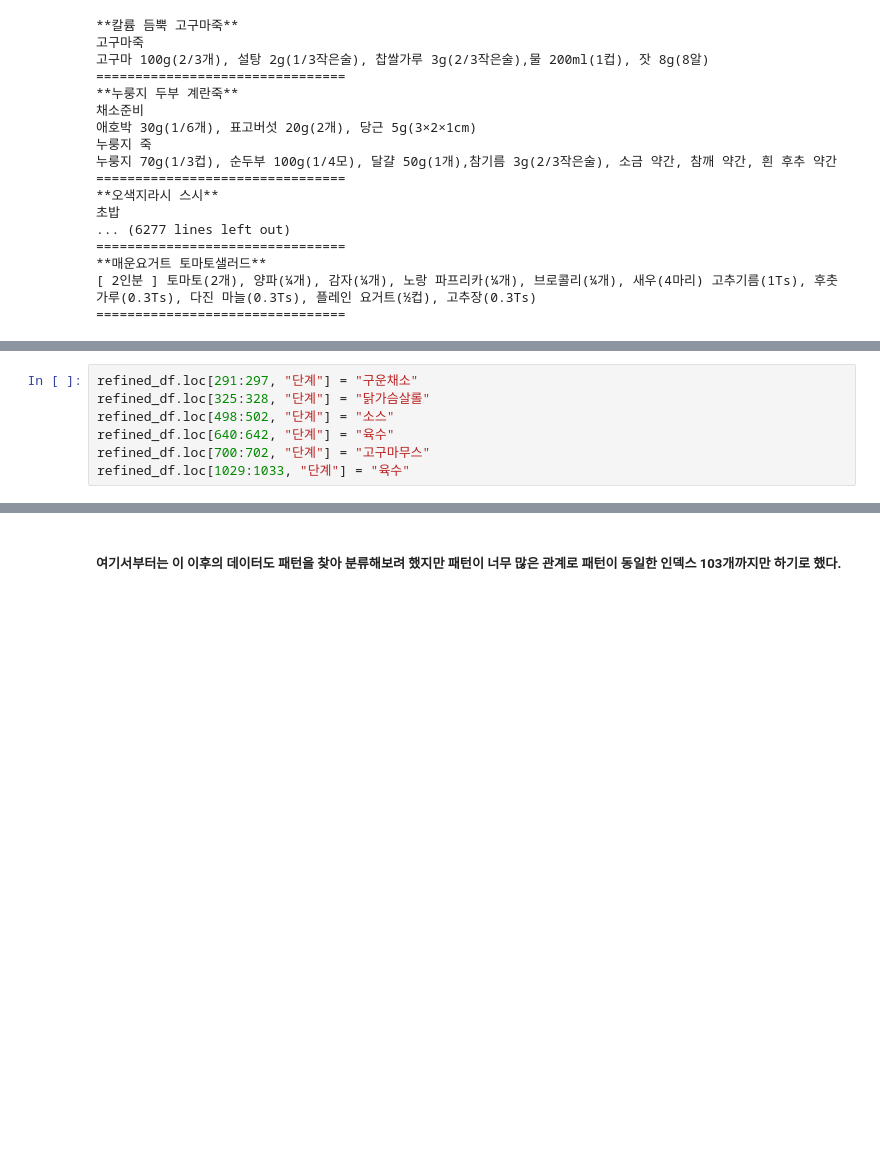
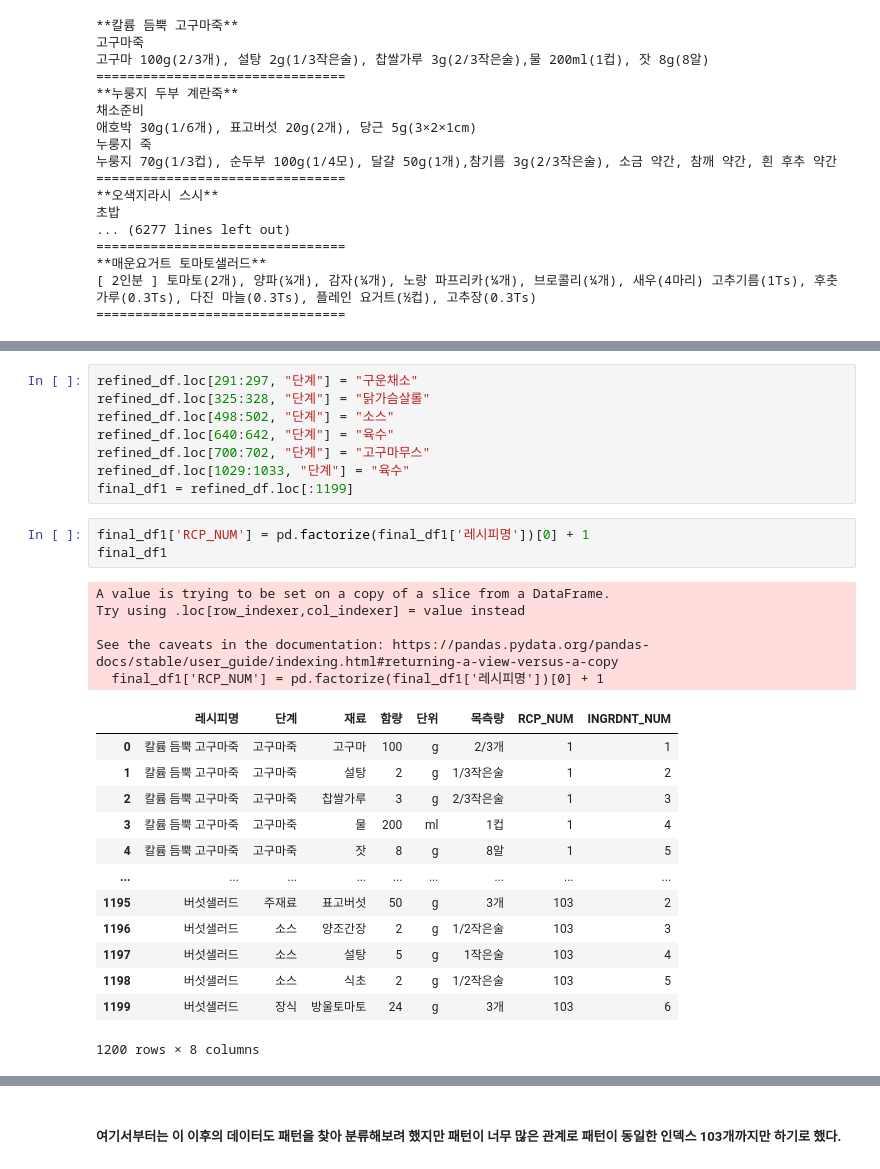
Before and after one commit to shake78922/MyProject, a Jupyter notebook: RecipeProject/etc_files/excel_clean.ipynb, the cells around one changed output, grey strips where cells are left out. Saved outputs shown, nothing was run; the diff lists cells and outputs as text; blank space fills up the shorter version.

```diff
--- a/RecipeProject/etc_files/excel_clean.ipynb
+++ b/RecipeProject/etc_files/excel_clean.ipynb
@@ -94,3 +171,26 @@ refined_df.loc[498:502, "단계"] = "소스"
 refined_df.loc[640:642, "단계"] = "육수"
 refined_df.loc[700:702, "단계"] = "고구마무스"
 refined_df.loc[1029:1033, "단계"] = "육수"
+final_df1 = refined_df.loc[:1199]
+# %%
+final_df1['RCP_NUM'] = pd.factorize(final_df1['레시피명'])[0] + 1
+final_df1
+# %% [output]
+A value is trying to be set on a copy of a slice from a DataFrame.
+Try using .loc[row_indexer,col_indexer] = value instead
+
+See the caveats in the documentation: https://pandas.pydata.org/pandas-docs/stable/user_guide/indexing.html#returning-a-view-versus-a-copy
+  final_df1['RCP_NUM'] = pd.factorize(final_df1['레시피명'])[0] + 1
+|  | 레시피명 | 단계 | 재료 | 함량 | 단위 | 목측량 | RCP_NUM | INGRDNT_NUM |
+| 0 | 칼륨 듬뿍 고구마죽 | 고구마죽 | 고구마 | 100 | g | 2/3개 | 1 | 1 |
+| 1 | 칼륨 듬뿍 고구마죽 | 고구마죽 | 설탕 | 2 | g | 1/3작은술 | 1 | 2 |
+| 2 | 칼륨 듬뿍 고구마죽 | 고구마죽 | 찹쌀가루 | 3 | g | 2/3작은술 | 1 | 3 |
+| 3 | 칼륨 듬뿍 고구마죽 | 고구마죽 | 물 | 200 | ml | 1컵 | 1 | 4 |
+| 4 | 칼륨 듬뿍 고구마죽 | 고구마죽 | 잣 | 8 | g | 8알 | 1 | 5 |
+| ... | ... | ... | ... | ... | ... | ... | ... | ... |
+| 1195 | 버섯샐러드 | 주재료 | 표고버섯 | 50 | g | 3개 | 103 | 2 |
+| 1196 | 버섯샐러드 | 소스 | 양조간장 | 2 | g | 1/2작은술 | 103 | 3 |
+| 1197 | 버섯샐러드 | 소스 | 설탕 | 5 | g | 1작은술 | 103 | 4 |
+| 1198 | 버섯샐러드 | 소스 | 식초 | 2 | g | 1/2작은술 | 103 | 5 |
+| 1199 | 버섯샐러드 | 장식 | 방울토마토 | 24 | g | 3개 | 103 | 6 |
+1200 rows × 8 columns
```
Also changed, not shown: parts of 9 cells of this notebook, 5 other files.
